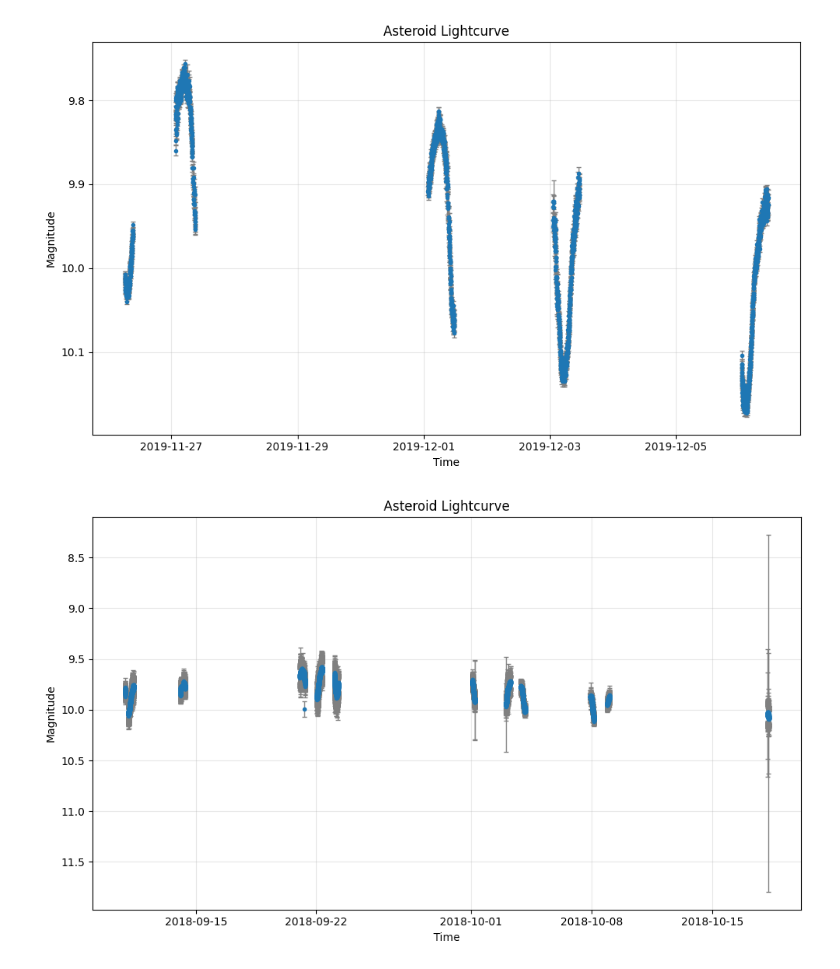
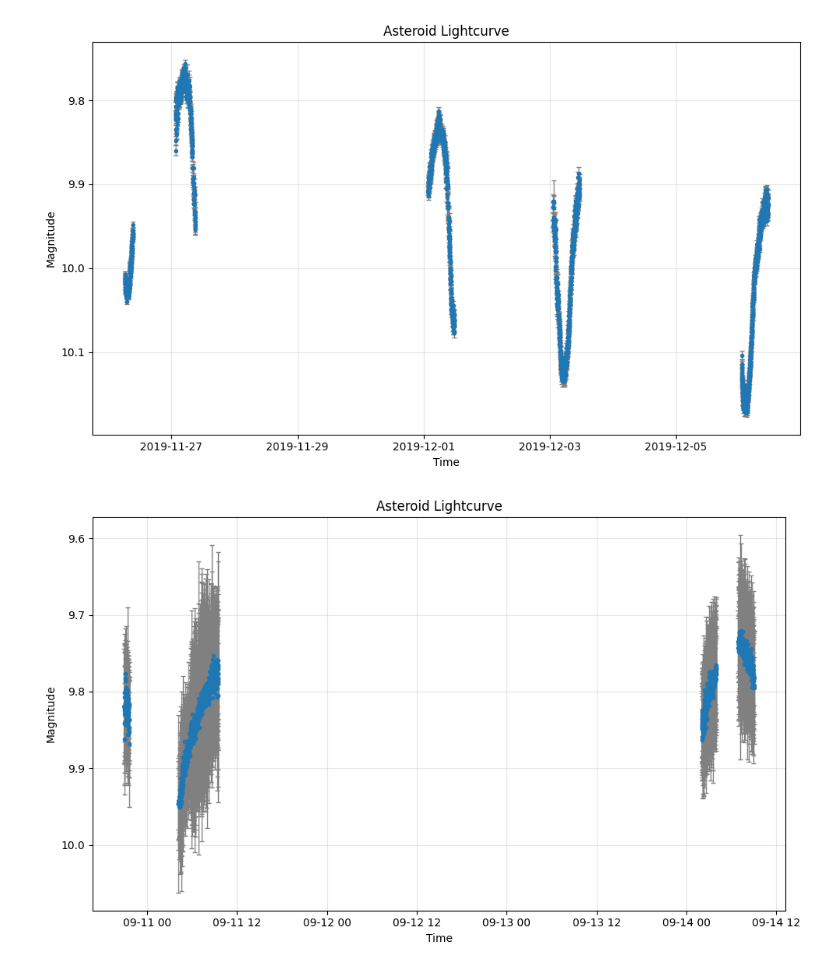
Before and after one commit to garfbild/PhaseDM, a Jupyter notebook: examples/asteroid_pdm.ipynb, the cells around one changed output. Saved outputs shown, nothing was run; the diff lists cells and outputs as text; code cells hidden in the pictures.

```diff
--- a/examples/asteroid_pdm.ipynb
+++ b/examples/asteroid_pdm.ipynb
@@ -62,8 +63,5 @@ def parse_asteroid_lightcurve(file_path):
 # %%
 def plot_lightcurve(t,y,errors,filename=None):
-    """
-    Plot asteroid lightcurve data using matplotlib
-    """
     plt.figure(figsize=(10, 6))
     plt.errorbar(
         t,
@@ -85,19 +83,14 @@ def plot_lightcurve(t,y,errors,filename=None):
         plt.savefig(f"outputs\\{filename}.png")
         print(f"Plot saved as '{filename}.png'")
 # %%
-# Assuming the input file is named 'asteroid_data.txt'
 Hygiea_file_path = "data/ALCDEF_10_Hygiea_20250329_174535.txt"
 
-# Parse the data
-t, y, errors = parse_asteroid_lightcurve(Hygiea_file_path)
+t, y, errors, phase = parse_asteroid_lightcurve(Hygiea_file_path)
 
-# Print some basic statistics
 print(f"Number of data points: {len(t)}")
 print(f"Time range: {min(t)} to {max(t)}")
 print(f"Magnitude range: {min(y)} to {max(y)}")
 
-
-# Create a simple plot
 plot_lightcurve(t,y,errors)
 # %% [output]
 Number of data points: 12153
@@ -115,12 +108,25 @@ slice_t = t[t > np.datetime64(date)]
 plot_lightcurve(slice_t,slice_y,slice_errors)
 # %% [output]
 [figure]
+# %%
+date1 = "2018-06-15"
+date2 = "2018-09-25"
+mask = (t >= np.datetime64(date1)) & (t < np.datetime64(date2)) & (y > 9.95)
+
+# Remove outlier
+indices_to_remove = np.where(mask)[0]
+
+errors = np.delete(errors, indices_to_remove)
+y = np.delete(y, indices_to_remove)
+t = np.delete(t, indices_to_remove)
 # %%
-date = "2019-01"
-slice_errors = errors[t < np.datetime64(date)]
-slice_y = y[t < np.datetime64(date)]
-slice_t = t[t < np.datetime64(date)]
+date1 = "2018-06-15"
+date2 = "2018-09-15"
+
+slice_errors = errors[(t >= np.datetime64(date1)) & (t < np.datetime64(date2))]
+slice_y = y[(t >= np.datetime64(date1)) & (t < np.datetime64(date2))]
+slice_t = t[(t >= np.datetime64(date1)) & (t < np.datetime64(date2))]
 
 plot_lightcurve(slice_t,slice_y,slice_errors)
 # %% [output]
-[figure, old version]
+[figure, new version]
```
Also changed, not shown: parts of 21 cells of this notebook, 9 other files.
